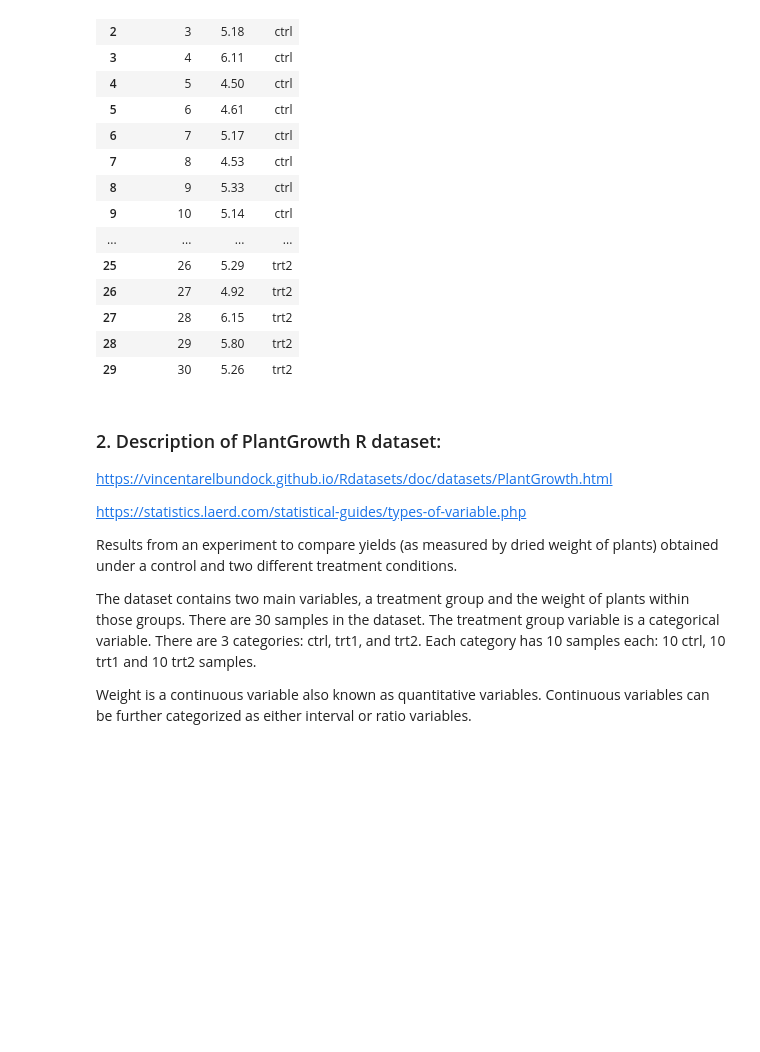
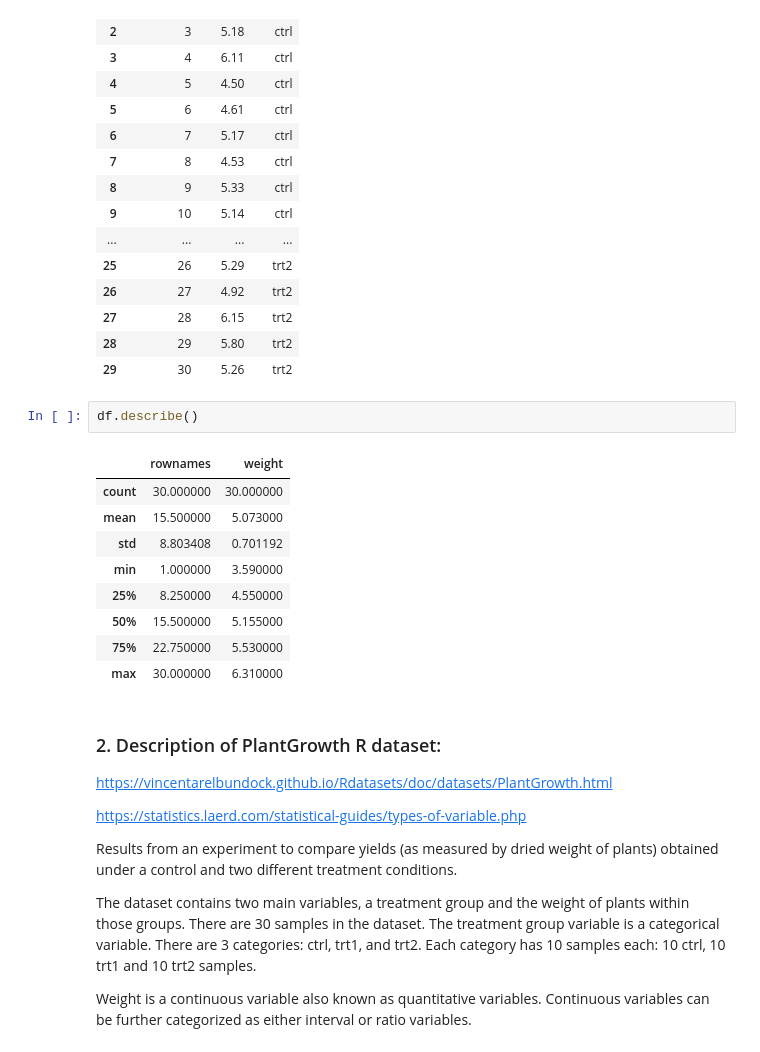
Before and after one commit to mickalleny2k/applied_statistics, a Jupyter notebook: project.ipynb, the cells around one changed output. Cells and saved outputs as stored; diff of their text form; blank space fills up the shorter version.

```diff
--- a/project.ipynb
+++ b/project.ipynb
@@ -53,6 +53,18 @@ df
 | 27 | 28 | 6.15 | trt2 |
 | 28 | 29 | 5.80 | trt2 |
 | 29 | 30 | 5.26 | trt2 |
+# %%
+df.describe()
+# %% [output]
+|  | rownames | weight |
+| count | 30.000000 | 30.000000 |
+| mean | 15.500000 | 5.073000 |
+| std | 8.803408 | 0.701192 |
+| min | 1.000000 | 3.590000 |
+| 25% | 8.250000 | 4.550000 |
+| 50% | 15.500000 | 5.155000 |
+| 75% | 22.750000 | 5.530000 |
+| max | 30.000000 | 6.310000 |
 # %% [markdown]
 ### 2. Description of PlantGrowth R dataset:
 https://vincentarelbundock.github.io/Rdatasets/doc/datasets/PlantGrowth.html
```
Also changed, not shown: parts of 4 cells of this notebook, 1 other file.
